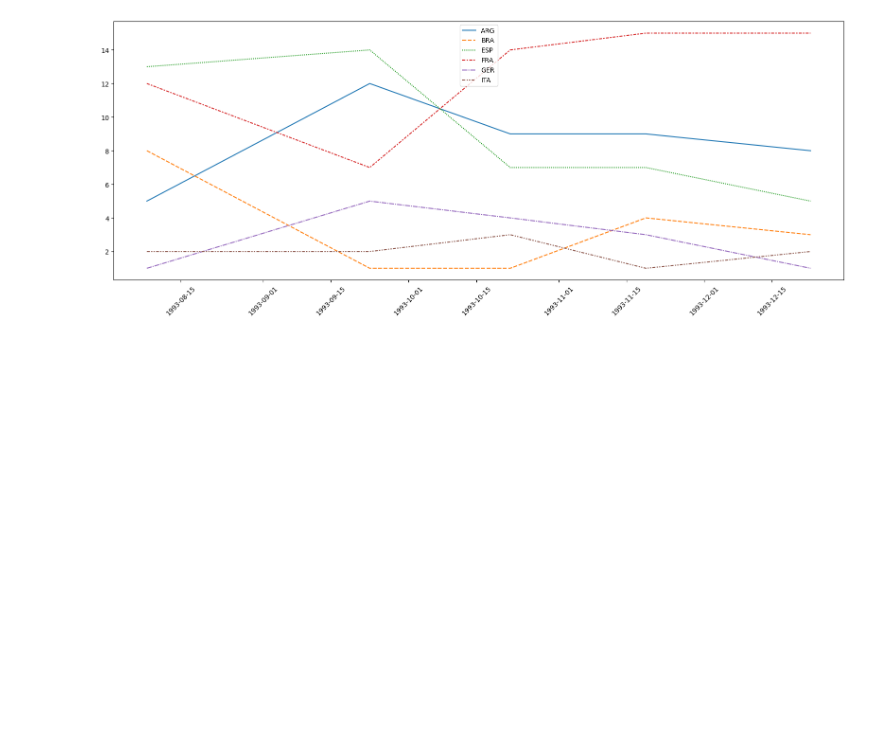
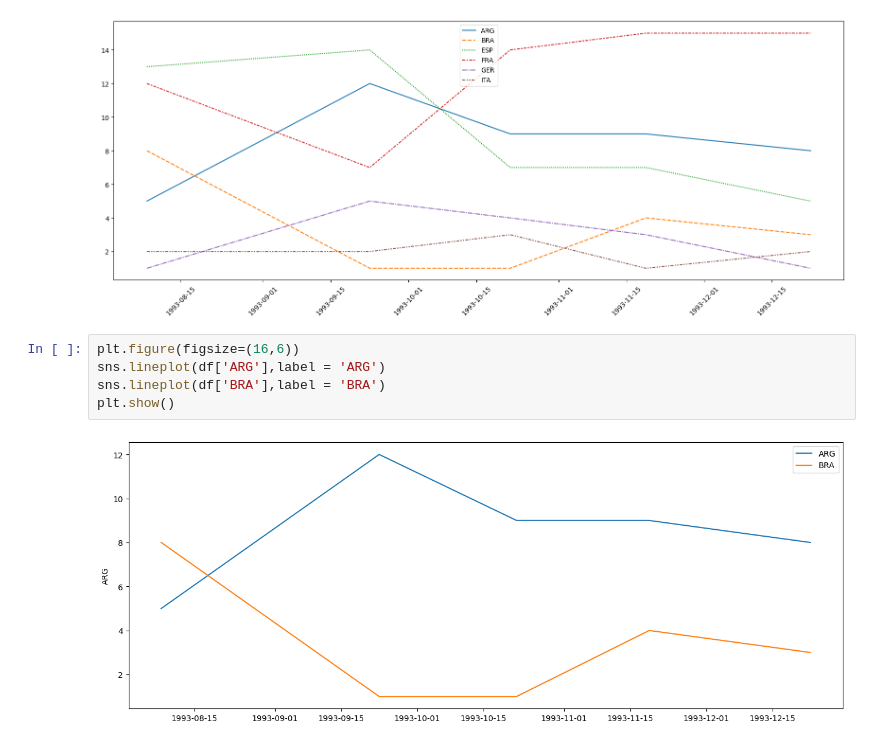
Before and after one commit to haneeth25/Libraries_prac, a Jupyter notebook: seaborn.ipynb, the cells around one changed output. Saved outputs shown, nothing was run; the diff lists cells and outputs as text; blank space fills up the shorter version.

```diff
--- a/seaborn.ipynb
+++ b/seaborn.ipynb
@@ -56,3 +56,10 @@ plt.xticks(rotation=45)
 plt.show()
 # %% [output]
 [figure]
+# %%
+plt.figure(figsize=(16,6))
+sns.lineplot(df['ARG'],label = 'ARG')
+sns.lineplot(df['BRA'],label = 'BRA')
+plt.show()
+# %% [output]
+[figure, added]
```
